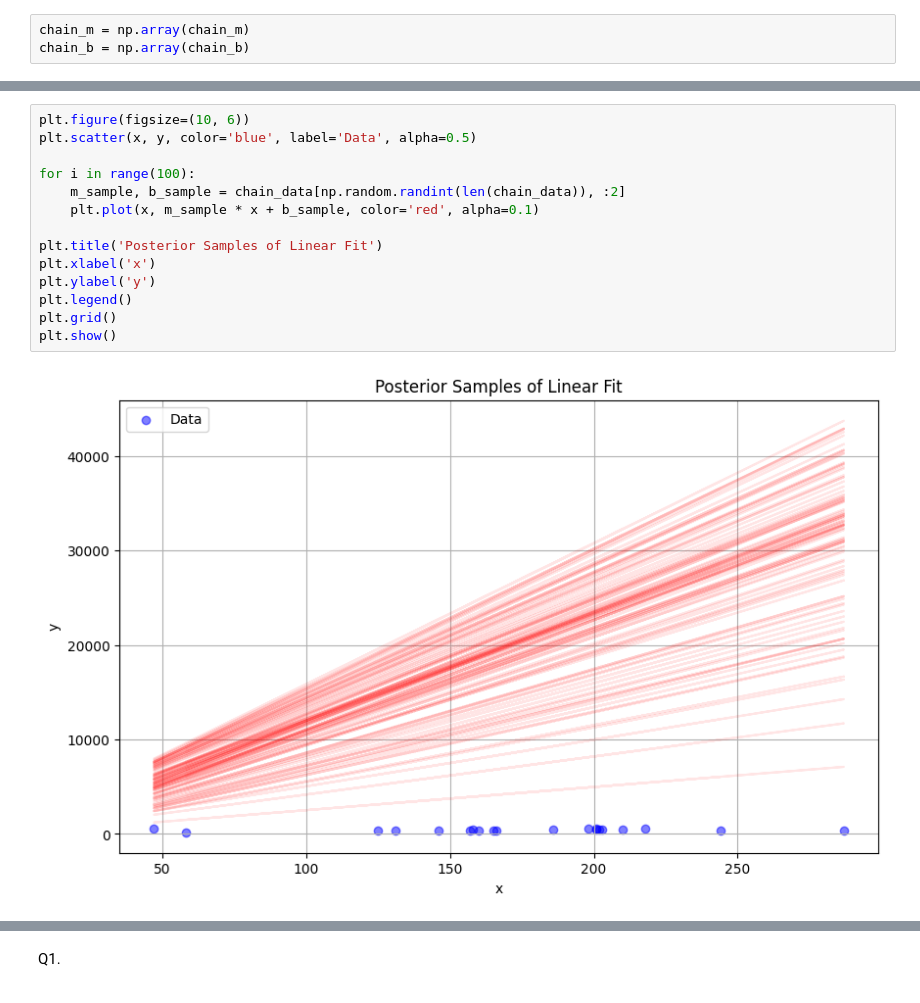
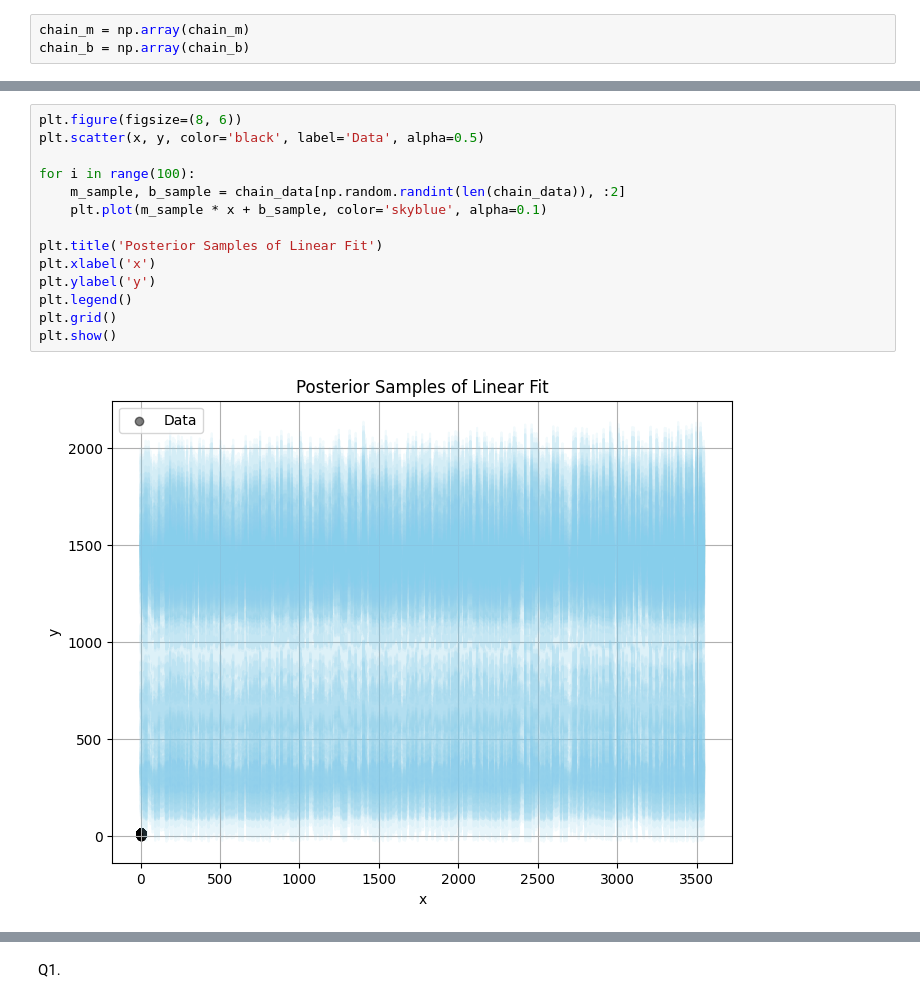
Before and after one commit to R-bna/sci-comp-ii-fall24, a Jupyter notebook: Working/HW4 metropolis sampling.ipynb, the cells around one changed output, grey strips where cells are left out. Cells and saved outputs as stored; diff of their text form.

```diff
--- a/Working/HW4 metropolis sampling.ipynb
+++ b/Working/HW4 metropolis sampling.ipynb
@@ -99,19 +99,19 @@ print(chain_data)
 # %%
-plt.figure(figsize=(10, 6))
-plt.scatter(x, y, color='blue', label='Data', alpha=0.5)
+plt.figure(figsize=(8, 6))
+plt.scatter(x, y, color='black', label='Data', alpha=0.5)
 
 for i in range(100):
     m_sample, b_sample = chain_data[np.random.randint(len(chain_data)), :2]
-    plt.plot(x, m_sample * x + b_sample, color='red', alpha=0.1)
+    plt.plot(m_sample * x + b_sample, color='skyblue', alpha=0.1)
 
 plt.title('Posterior Samples of Linear Fit')
 plt.xlabel('x')
 plt.ylabel('y')
 plt.legend()
 plt.grid()
 plt.show()
 # %% [output]
-[figure, old version]
+[figure, new version]
 # %%
 fig = corner.corner(np.vstack((chain_m, chain_b)).T,
                      labels=["Slope (m)", "Intercept (b)"],
```
Also changed, not shown: parts of 9 cells of this notebook.
